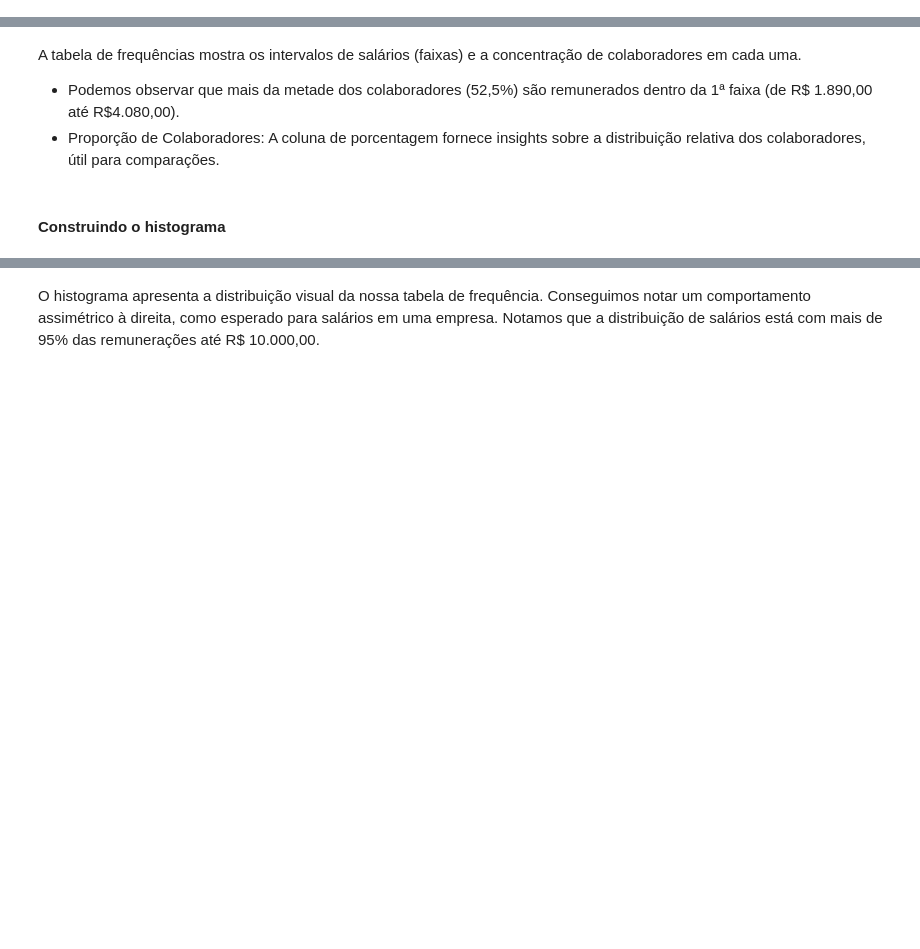
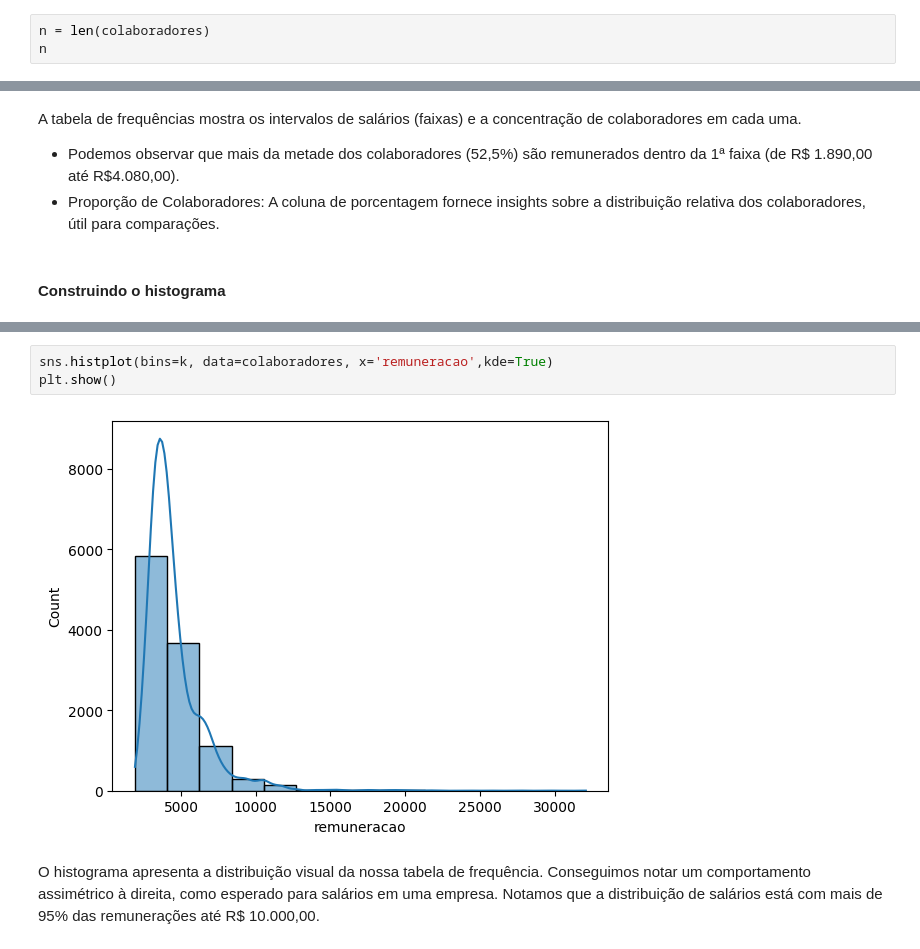
Before and after one commit to NiveskZ/estatistica-ml-alura, a Jupyter notebook: estatistica/Projeto_Inicial_Estatística_com_Python_frequencias_e_medidas.ipynb, the cells around one changed output, grey strips where cells are left out. Saved outputs shown, nothing was run; the diff lists cells and outputs as text; blank space fills up the shorter version.

```diff
--- a/estatistica/Projeto_Inicial_Estatística_com_Python_frequencias_e_medidas.ipynb
+++ b/estatistica/Projeto_Inicial_Estatística_com_Python_frequencias_e_medidas.ipynb
@@ -907,0 +916,3 @@ colaboradores = pd.read_csv(url)
+# %%
+n = len(colaboradores)
+n
@@ -917,3 +987,8 @@ A tabela de frequências mostra os intervalos de salários (faixas) e a concentr
+# %%
+sns.histplot(bins=k, data=colaboradores, x='remuneracao',kde=True)
+plt.show()
+# %% [output]
+[figure, added]
 # %% [markdown]
 O histograma apresenta a distribuição visual da nossa tabela de frequência. Conseguimos notar um comportamento assimétrico à direita, como esperado para salários em uma empresa.
 Notamos que a distribuição de salários está com mais de 95% das remunerações até R\$ 10.000,00.
```
Also changed, not shown: parts of 25 cells of this notebook.
